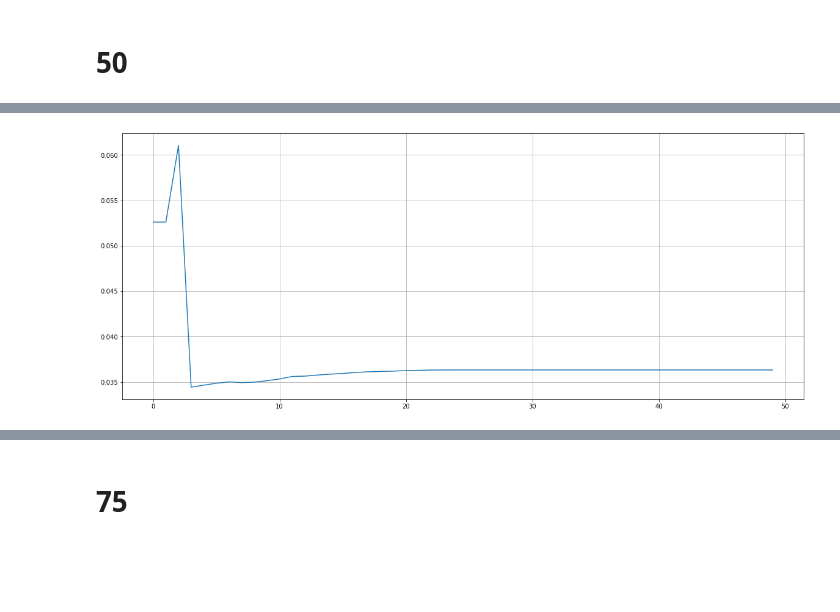
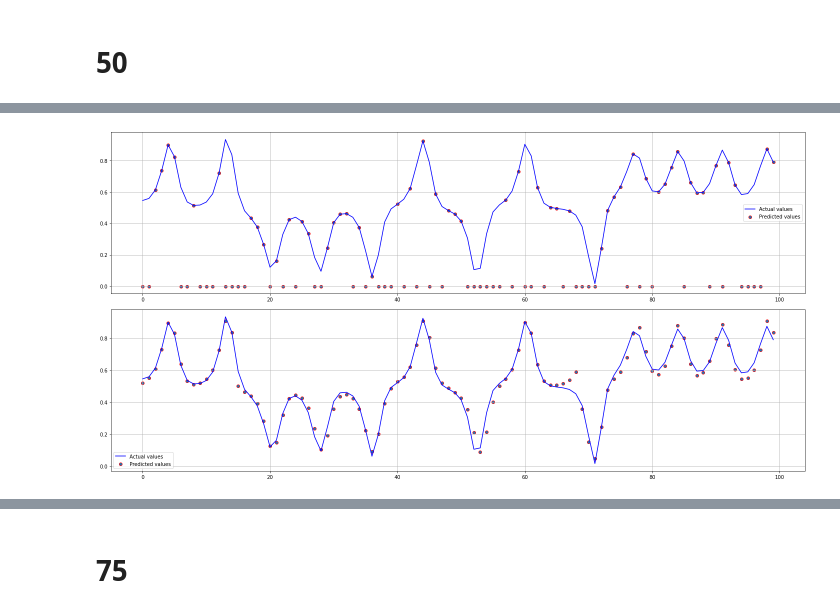
Before and after one commit to asahium/pogrom, a Jupyter notebook: final (2).ipynb, the cells around one changed output, grey strips where cells are left out. Saved outputs shown, nothing was run; the diff lists cells and outputs as text; code cells hidden in the pictures; blank space fills up the shorter version.

```diff
--- a/final (2).ipynb
+++ b/final (2).ipynb
@@ -624,4 +643,4 @@ visualisation_points(res_50)
-# %%
-visualisation_points(res_mse_50)
-# %% [output]
-[figure, removed]
+# %%
+visualisation_series(all_list_50, xs_test_real)
+# %% [output]
+[figure, added]
```
Also changed, not shown: parts of 49 cells of this notebook.
